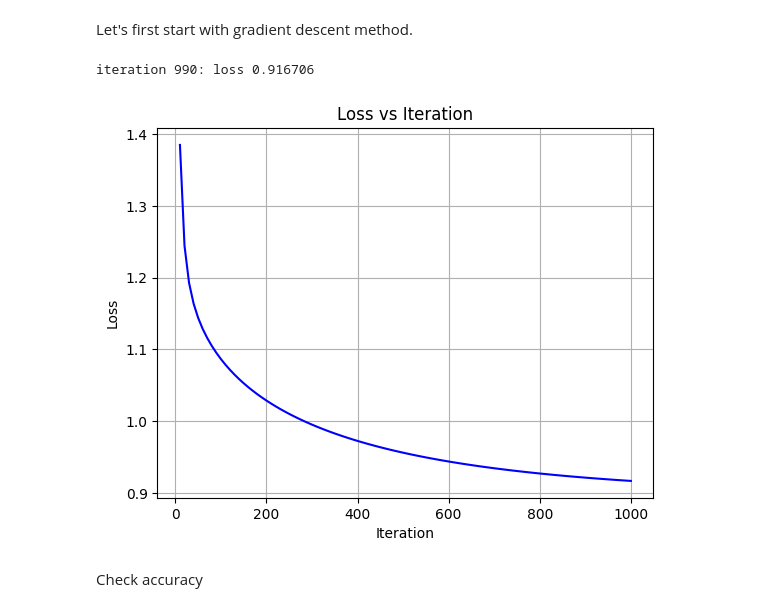
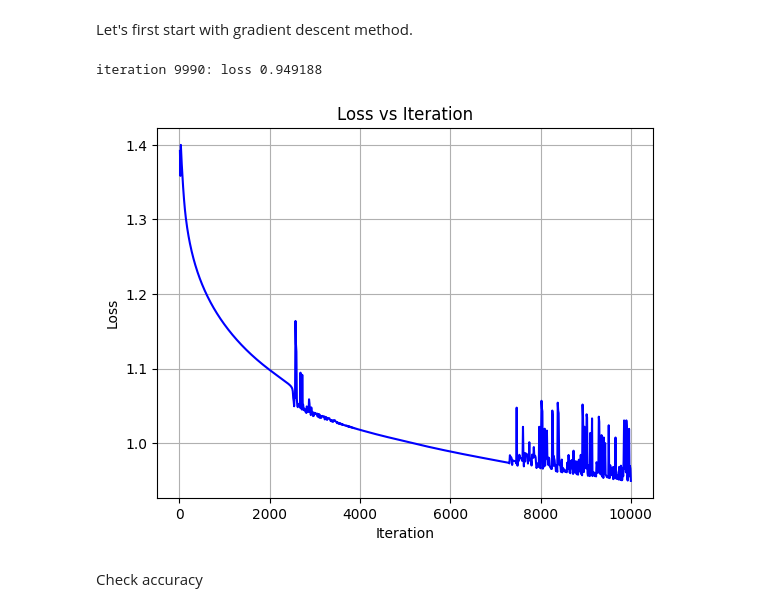
Before and after one commit to DavideCristoforetti/Machine-Learning-HEP-MasterDegree, a Jupyter notebook: src/PiD_project.ipynb, the cells around one changed output. Saved outputs shown, nothing was run; the diff lists cells and outputs as text; code cells hidden in the pictures.

```diff
--- a/src/PiD_project.ipynb
+++ b/src/PiD_project.ipynb
@@ -9,11 +9,13 @@ import numpy as np
 import warnings
 import gzip, io, requests
 import time
+from sklearn.metrics import accuracy_score
 
-nRowsRead = 100000
+
+nRowsRead = 5000000
 filename="datasets/pid-5M.csv"
 complete_dataset=pd.read_csv(filename, nrows = nRowsRead)
-
+#complete_dataset=pd.read_csv(filename)
 
 print("The dataset contains:  " + str(complete_dataset.shape[0]) + " rows and " + str(complete_dataset.shape[1]) + " columns" )
 complete_dataset.head()
@@ -52,10 +54,10 @@ plt.show()
 # %% [output]
 [figure]
 # %%
-nFeatures = 5
+nFeatures = 6
 nLabels = 4
 #complete_dataset.drop(complete_dataset.columns[4-nFeatures:], axis=1, inplace=True)
-complete_dataset.drop(["nphe"], axis=1, inplace=True)
+#complete_dataset.drop(["nphe"], axis=1, inplace=True)
 print("The dataset now contains:  " + str(complete_dataset.shape[0]) + " rows and " + str(complete_dataset.shape[1]) + " columns" )
 complete_dataset.head()
 # %% [output]
@@ -69,7 +71,7 @@ The dataset now contains:  100000 rows and 6 columns
 # %% [markdown]
 Now we are interested to see how many particles of each kind are in the dataset and make sure to divide train and test sets accordingly.
 # %%
-N_Test = 10000
+N_Test = 9000
 N_Train = nRowsRead - N_Test
 
 train_df = complete_dataset.iloc[:N_Train]
@@ -138,9 +163,13 @@ kaons_df = train_df[train_df['id'] == 321]
 pions_df = train_df[train_df['id'] == 211]
 positrons_df = train_df[train_df['id'] == -11]
 protons_df = train_df[train_df['id'] == 2212]
+#print(train_df['id'] == -11)
+print((train_df['id'] == -211).sum())
+#print(positrons_df)
 
 # Now try to oversample Kaons and Positrons, while undesampling Pions and Protons
-sample_target = round(N_Train)
+sample_target = round(len(positrons_df))
+#print(len(positrons_df))
 kaons_df = kaons_df.sample(sample_target, replace=True if sample_target > len(kaons_df) else False)
 pions_df = pions_df.sample(sample_target, replace=True if sample_target > len(pions_df) else False)
 positrons_df = positrons_df.sample(sample_target, replace=True if sample_target > len(positrons_df) else False)
@@ -239,8 +274,8 @@ from IPython.display import display, clear_output
 
 # initialize parameters randomly
 W = 0.01 * np.random.randn(nFeatures,nLabels)
+#print(W)
 b = np.zeros((1,nLabels))
-
 
 num_samples = features_array.shape[0]
 
@@ -249,11 +284,11 @@ show_plot = True
 losses = []
 
 
-iterations = 1000
+iterations = 10000
 print_freq = 10
 
 # some hyperparameters
-step_size = 0.7
+step_size = 0.025
 reg = 1e-3 # regularization strength
 
 
@@ -264,10 +299,9 @@ for i in range(iterations):
 
     # evaluate class scores
     scores = np.dot(features_array, W) + b
-
     # compute the class probabilities
     exp_scores = np.exp(scores)
-    probs = exp_scores / np.sum(exp_scores, axis=1, keepdims=True)
+    probs = exp_scores / np.sum(exp_scores, axis=1, keepdims=True) # Probability with SoftMax classifier
 
     # compute the loss: average cross-entropy loss and regularization
     logprobs = -np.log(probs[range(num_samples),IDs_indeces])
@@ -275,9 +309,9 @@ for i in range(iterations):
     reg_loss = 0.5*reg*np.sum(W*W)
 
     # Implementing early stopping
-    if(i !=0 ):
-        if(loss < data_loss + reg_loss):
-            break
+    #if(i !=0 ):
+    #    if(loss < data_loss + reg_loss):
+    #        break
     loss = data_loss + reg_loss
 
 
@@ -290,35 +324,35 @@ for i in range(iterations):
             losses.append(loss)
 
             plt.clf()  # Clear the current figure for the next iteration
             # Plot the losses
             plt.plot(np.arange(print_freq, i+print_freq+1, print_freq), losses, color='blue')
             plt.xlabel('Iteration')
             plt.ylabel('Loss')
             plt.title('Loss vs Iteration')
             plt.grid(True)
             #display(plt.gcf())  # Display the current figure
             #clear_output(wait=True)  # Clear the output for the next iteration
             #plt.pause(0.01)  # Pause for a short time to update the plot
             plt.show()
 
 
     # compute the gradient on scores
     dscores = probs
     dscores[range(num_samples),IDs_indeces] -= 1
     dscores /= num_samples
 
     # backpropate the gradient to the parameters (W,b)
     dW = np.dot(features_array.T, dscores)
     db = np.sum(dscores, axis=0, keepdims=True)
 
     dW += reg*W # regularization gradient
 
     # perform a parameter update
     W += -step_size * dW
     b += -step_size * db
 # %% [output]
-iteration 990: loss 0.916706
+iteration 9990: loss 0.949188
-[figure, old version]
+[figure, new version]
 # %% [markdown]
 Check accuracy
 # %%
```
Also changed, not shown: parts of 28 cells of this notebook.
